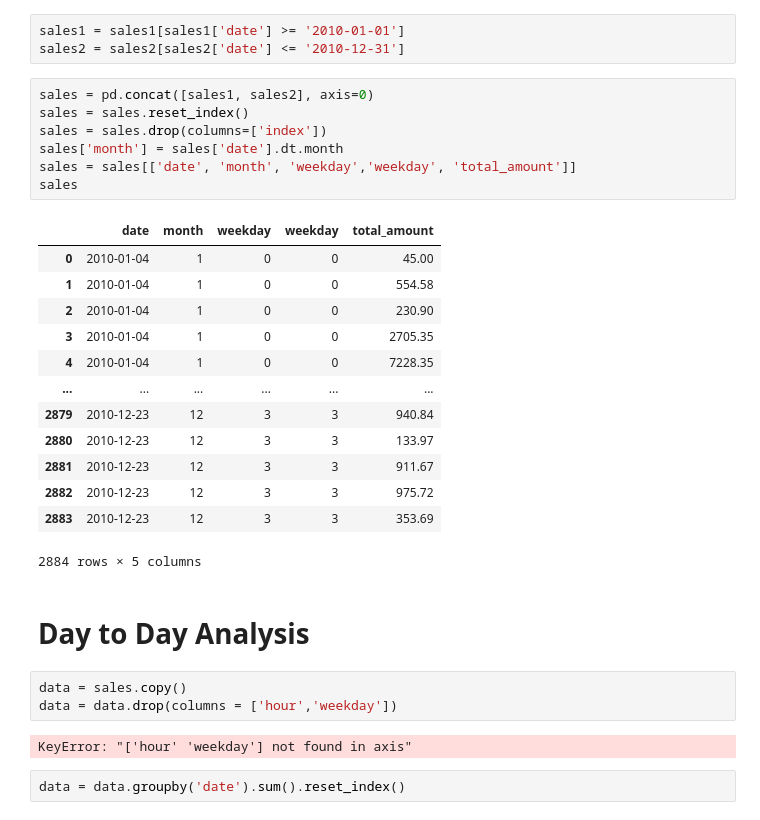
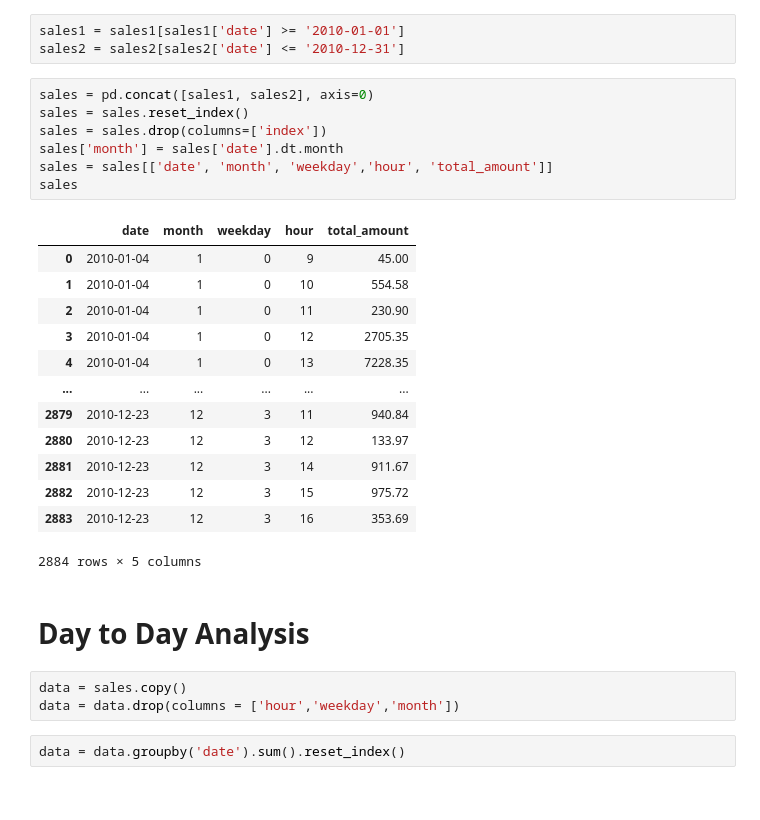
Before and after one commit to yichuang25/Forecasting-Project-Sales, a Jupyter notebook: Analysis&Modeling/Analysis(09-10).ipynb, the cells around one changed output. Cells and saved outputs as stored; diff of their text form.

Commit message:
fix column problem

```diff
--- a/Analysis&Modeling/Analysis(09-10).ipynb
+++ b/Analysis&Modeling/Analysis(09-10).ipynb
@@ -34,31 +34,29 @@ sales2 = sales2[sales2['date'] <= '2010-12-31']
 # %%
 sales = pd.concat([sales1, sales2], axis=0)
 sales = sales.reset_index()
 sales = sales.drop(columns=['index'])
 sales['month'] = sales['date'].dt.month
-sales = sales[['date', 'month', 'weekday','weekday', 'total_amount']]
+sales = sales[['date', 'month', 'weekday','hour', 'total_amount']]
 sales
 # %% [output]
-|  | date | month | weekday | weekday | total_amount |
-| 0 | 2010-01-04 | 1 | 0 | 0 | 45.00 |
-| 1 | 2010-01-04 | 1 | 0 | 0 | 554.58 |
-| 2 | 2010-01-04 | 1 | 0 | 0 | 230.90 |
-| 3 | 2010-01-04 | 1 | 0 | 0 | 2705.35 |
-| 4 | 2010-01-04 | 1 | 0 | 0 | 7228.35 |
+|  | date | month | weekday | hour | total_amount |
+| 0 | 2010-01-04 | 1 | 0 | 9 | 45.00 |
+| 1 | 2010-01-04 | 1 | 0 | 10 | 554.58 |
+| 2 | 2010-01-04 | 1 | 0 | 11 | 230.90 |
+| 3 | 2010-01-04 | 1 | 0 | 12 | 2705.35 |
+| 4 | 2010-01-04 | 1 | 0 | 13 | 7228.35 |
 | ... | ... | ... | ... | ... | ... |
-| 2879 | 2010-12-23 | 12 | 3 | 3 | 940.84 |
-| 2880 | 2010-12-23 | 12 | 3 | 3 | 133.97 |
-| 2881 | 2010-12-23 | 12 | 3 | 3 | 911.67 |
-| 2882 | 2010-12-23 | 12 | 3 | 3 | 975.72 |
-| 2883 | 2010-12-23 | 12 | 3 | 3 | 353.69 |
+| 2879 | 2010-12-23 | 12 | 3 | 11 | 940.84 |
+| 2880 | 2010-12-23 | 12 | 3 | 12 | 133.97 |
+| 2881 | 2010-12-23 | 12 | 3 | 14 | 911.67 |
+| 2882 | 2010-12-23 | 12 | 3 | 15 | 975.72 |
+| 2883 | 2010-12-23 | 12 | 3 | 16 | 353.69 |
 2884 rows × 5 columns
 # %% [markdown]
 # Day to Day Analysis
 # %%
 data = sales.copy()
-data = data.drop(columns = ['hour','weekday'])
+data = data.drop(columns = ['hour','weekday','month'])
-# %% [output]
-KeyError: "['hour' 'weekday'] not found in axis"
 # %%
 data = data.groupby('date').sum().reset_index()
 # %%
```
Also changed, not shown: parts of 3 cells of this notebook.
